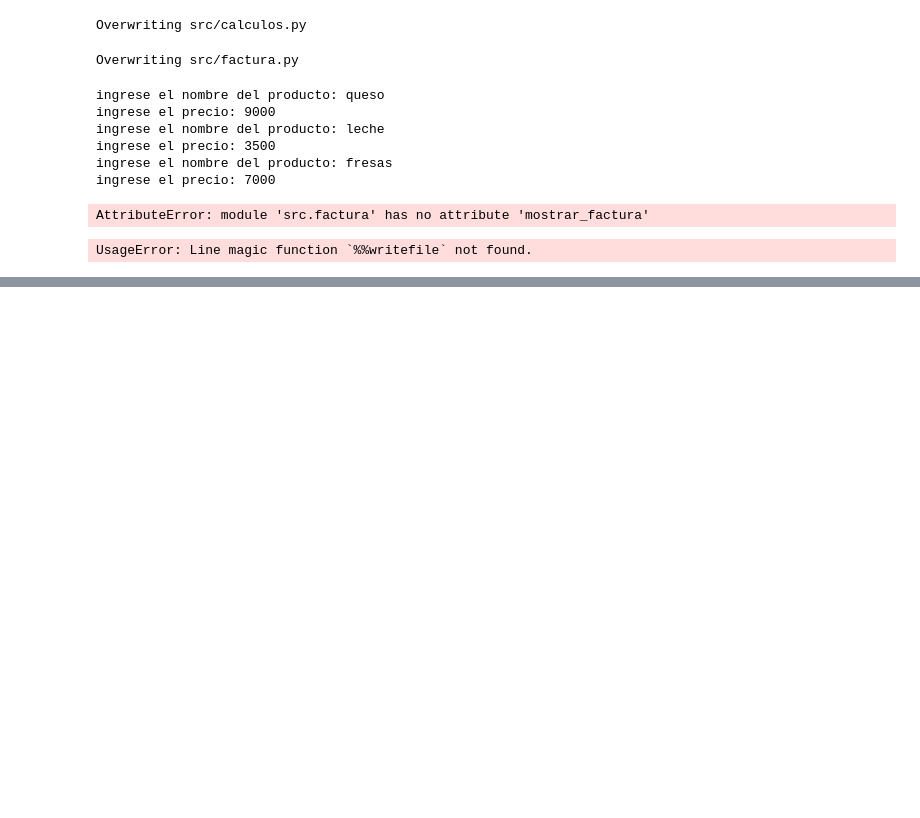
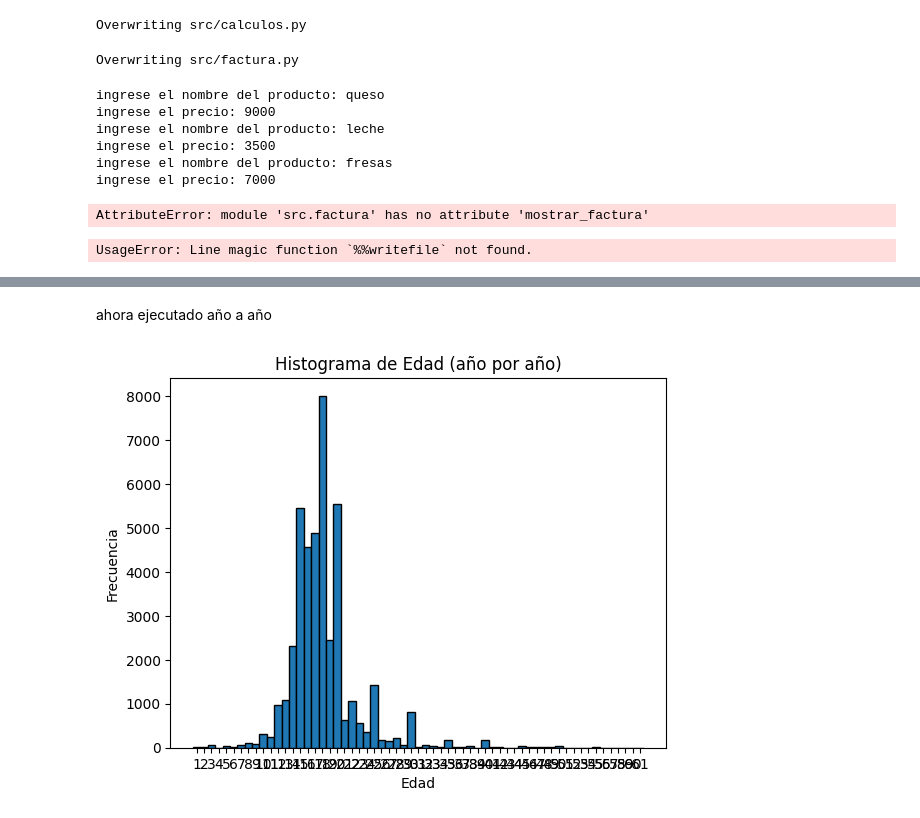
Before and after one commit to joseydyrueda-code/programacion1, a Jupyter notebook: Untitled4.ipynb, the cells around one changed output, grey strips where cells are left out. Drawn from its saved outputs; the diff is of its cells as text; code cells hidden in the pictures; blank space fills up the shorter version.

```diff
--- a/Untitled4.ipynb
+++ b/Untitled4.ipynb
@@ -1628,0 +1875,23 @@ UsageError: Line magic function `%%writefile` not found.
+# %% [markdown]
+ahora ejecutado año a año
+# %%
+import matplotlib.pyplot as plt
+import numpy as np
+
+# Quitar nulos por seguridad
+edades = tabla_alcohol1['edad'].dropna()
+
+# Crear bins de 1 en 1
+bins = np.arange(edades.min(), edades.max() + 2) - 0.5
+
+plt.hist(edades, bins=bins, edgecolor='black')
+
+plt.title('Histograma de Edad (año por año)')
+plt.xlabel('Edad')
+plt.ylabel('Frecuencia')
+
+plt.xticks(np.arange(edades.min(), edades.max() + 1, 1))  # mostrar cada edad en el eje X
+
+plt.show()
+# %% [output]
+[figure, added]
```
Also changed, not shown: parts of 28 cells of this notebook.
